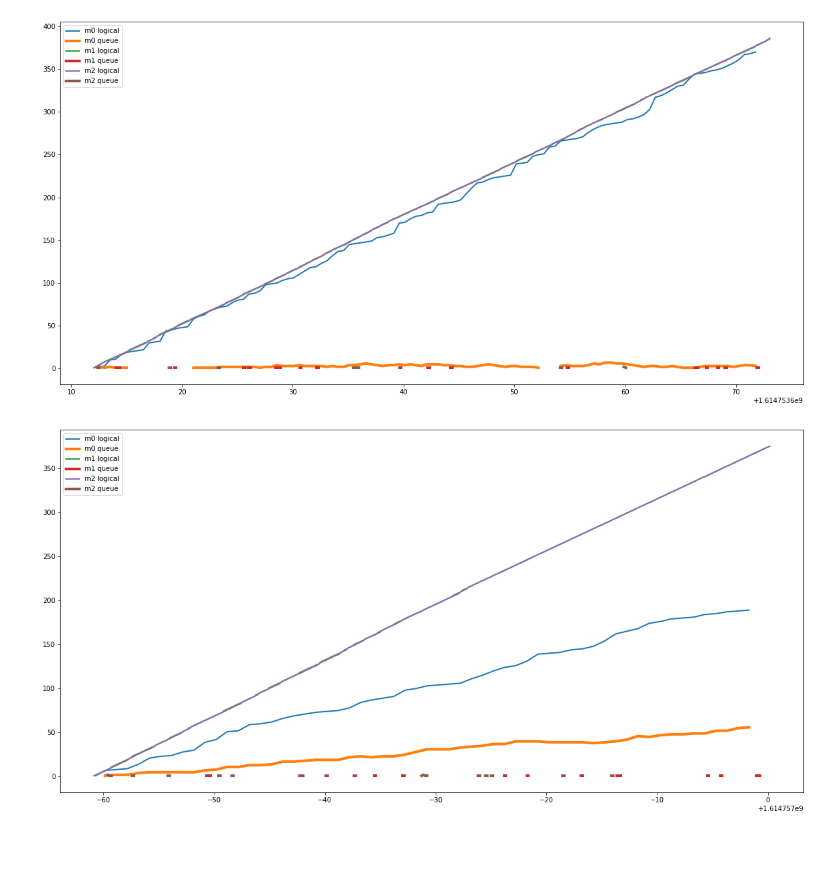
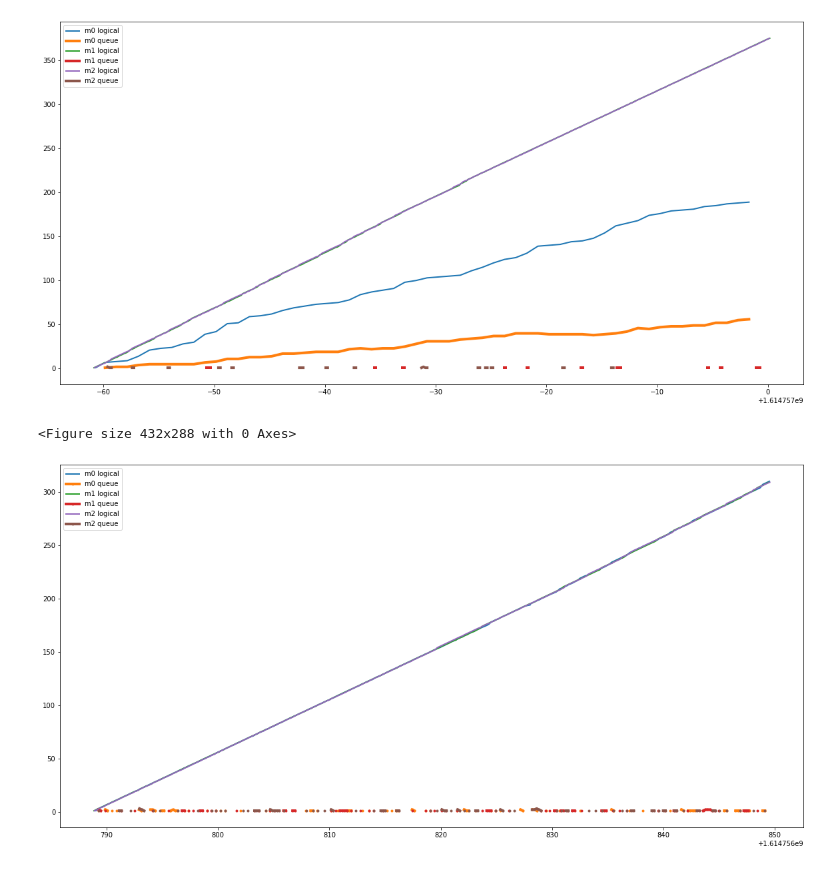
Before and after one commit to gkehne/time-lab, a Jupyter notebook: exploratory_analysis.ipynb, the cells around one changed output. Drawn from its saved outputs; the diff is of its cells as text; code cells hidden in the pictures.

Commit message:
changed logs and made figures of the runs

```diff
--- a/exploratory_analysis.ipynb
+++ b/exploratory_analysis.ipynb
@@ -5,10 +5,12 @@ import matplotlib.pyplot as plt
 # import seaborn as sns
 # sns.set(style="darkgrid")
 # %%
-def plot_figs(name_to_log_mapping):
+def plot_figs(name_to_log_mapping, save_name=None):
     plt.figure(figsize=(20,10))
     for name, log in name_to_log_mapping.items():
         plt.plot(log['sys_time'], log['logical_time'], label=name+' logical', linewidth=2)
-        plt.plot(log['sys_time'], log['queue_len'], label=name+' queue', linewidth=4)
+        plt.plot(log['sys_time'], log['queue_len'], label=name+' queue', linewidth=4, marker=".")
     plt.legend(loc="upper left")
-    plt.show()
+#    plt.show()
+    if save_name is not None:
+        plt.savefig('figs/'+save_name+'.png')
@@ -51,19 +96,21 @@ plot_figs(logs)
 # %%
 logs = {
-    'm0': pd.read_csv('logs/266machine0.csv', skiprows=1),
-    'm1': pd.read_csv('logs/266machine1.csv', skiprows=1),
-    'm2': pd.read_csv('logs/266machine2.csv', skiprows=1)
+    'm0': pd.read_csv('logs/166machine0.csv', skiprows=1),
+    'm1': pd.read_csv('logs/166machine1.csv', skiprows=1),
+    'm2': pd.read_csv('logs/166machine2.csv', skiprows=1)
 }
-plot_figs(logs)
+plot_figs(logs, save_name='166')
 # %% [output]
-[figure, old version]
+[figure, new version]
+<Figure size 432x288 with 0 Axes>
 # %%
+runsig = '555'
 logs = {
-    'm0': pd.read_csv('logs/166machine0.csv', skiprows=1),
-    'm1': pd.read_csv('logs/166machine1.csv', skiprows=1),
-    'm2': pd.read_csv('logs/166machine2.csv', skiprows=1)
+    'm0': pd.read_csv(f'logs/{runsig}machine0.csv', skiprows=1),
+    'm1': pd.read_csv(f'logs/{runsig}machine1.csv', skiprows=1),
+    'm2': pd.read_csv(f'logs/{runsig}machine2.csv', skiprows=1)
 }
-plot_figs(logs)
+plot_figs(logs, save_name=runsig)
 # %% [output]
-[figure, old version]
+[figure, new version]
 # %%
```
Also changed, not shown: parts of 9 cells of this notebook, 12 other files.
